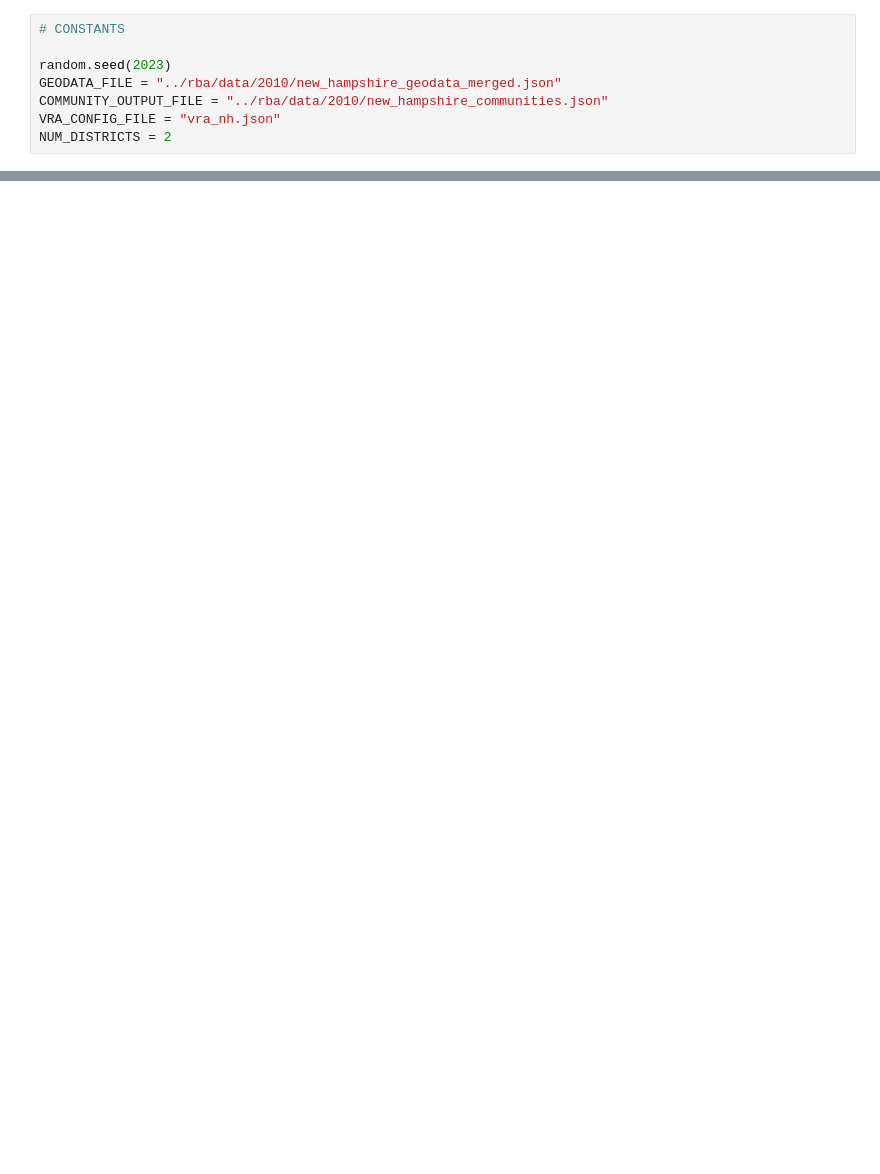
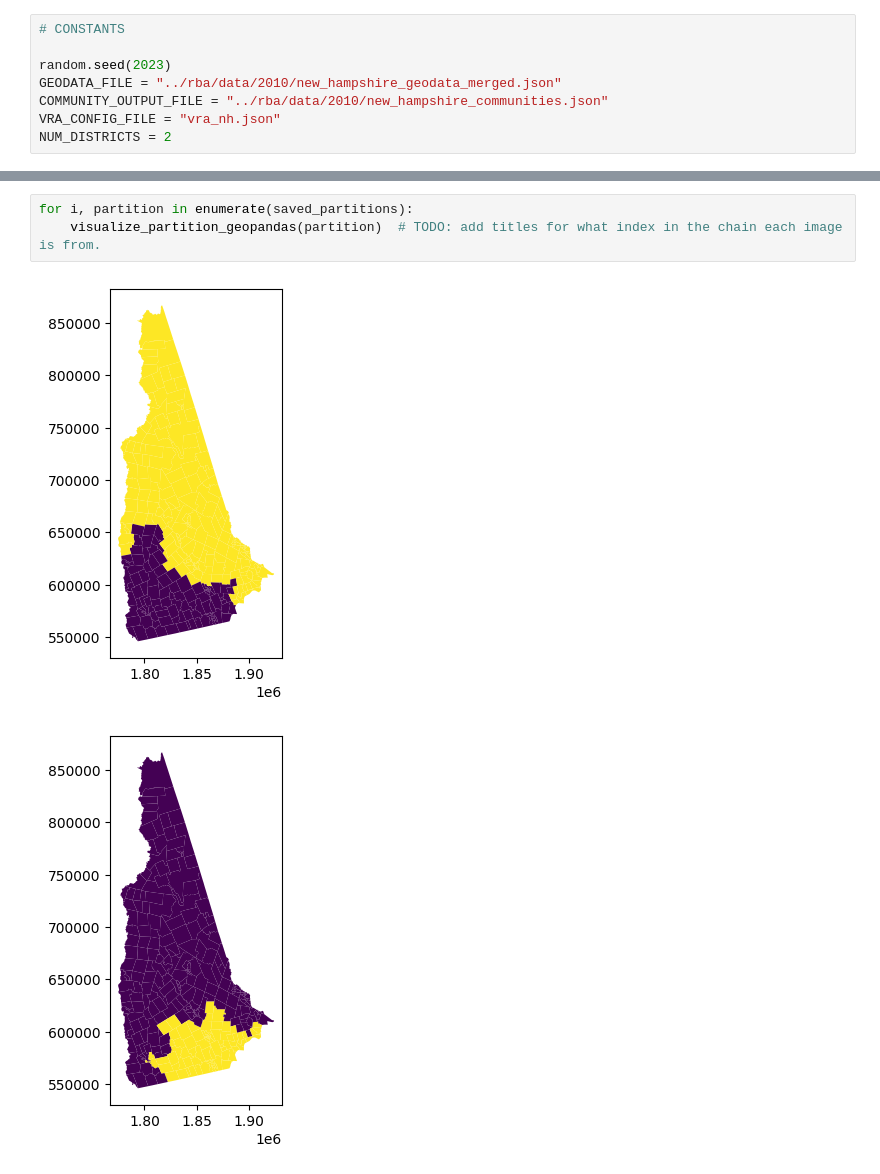
Before and after one commit to gcrsef-gang/the-rebalancing-act, a Jupyter notebook: examples/ensemble_analysis.ipynb, the cells around one changed output, grey strips where cells are left out. Saved outputs shown, nothing was run; the diff lists cells and outputs as text; blank space fills up the shorter version.

```diff
--- a/examples/ensemble_analysis.ipynb
+++ b/examples/ensemble_analysis.ipynb
@@ -143,0 +147,6 @@ plt.show()
+# %%
+for i, partition in enumerate(saved_partitions):
+    visualize_partition_geopandas(partition)  # TODO: add titles for what index in the chain each image is from.
+# %% [output]
+[figure, added]
+[figure, added]
```
Also changed, not shown: parts of 11 cells of this notebook, 2 other files.
